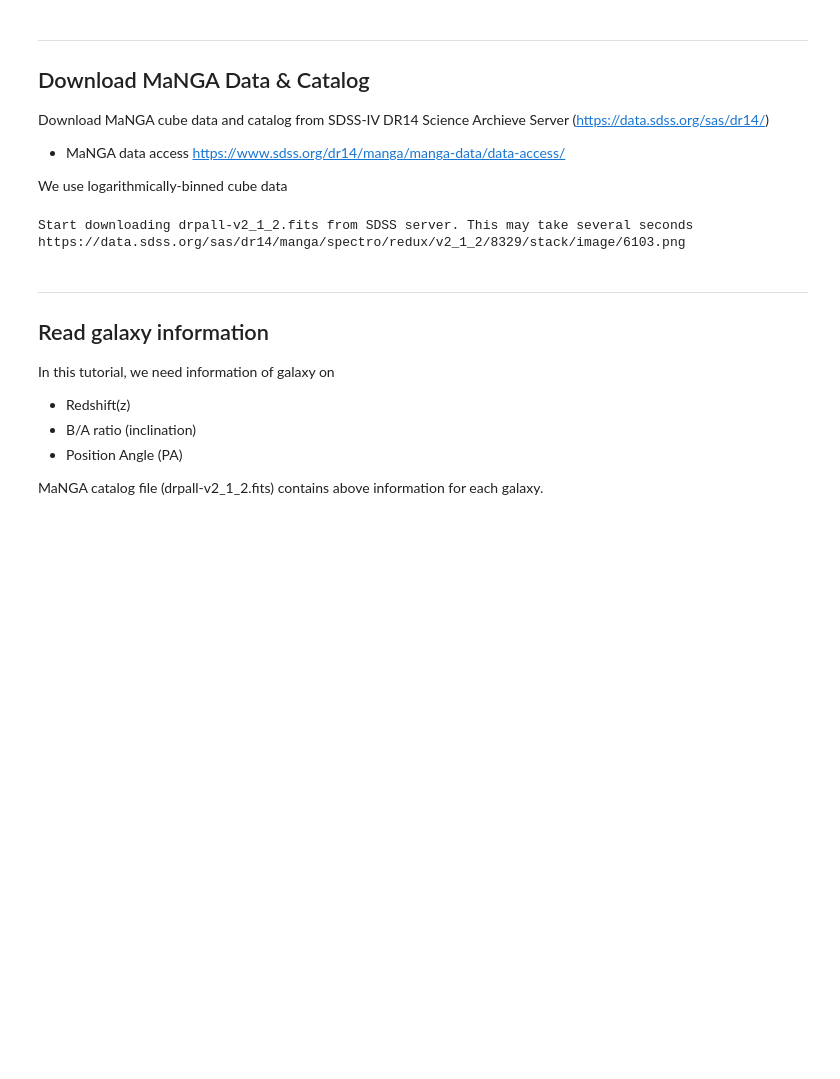
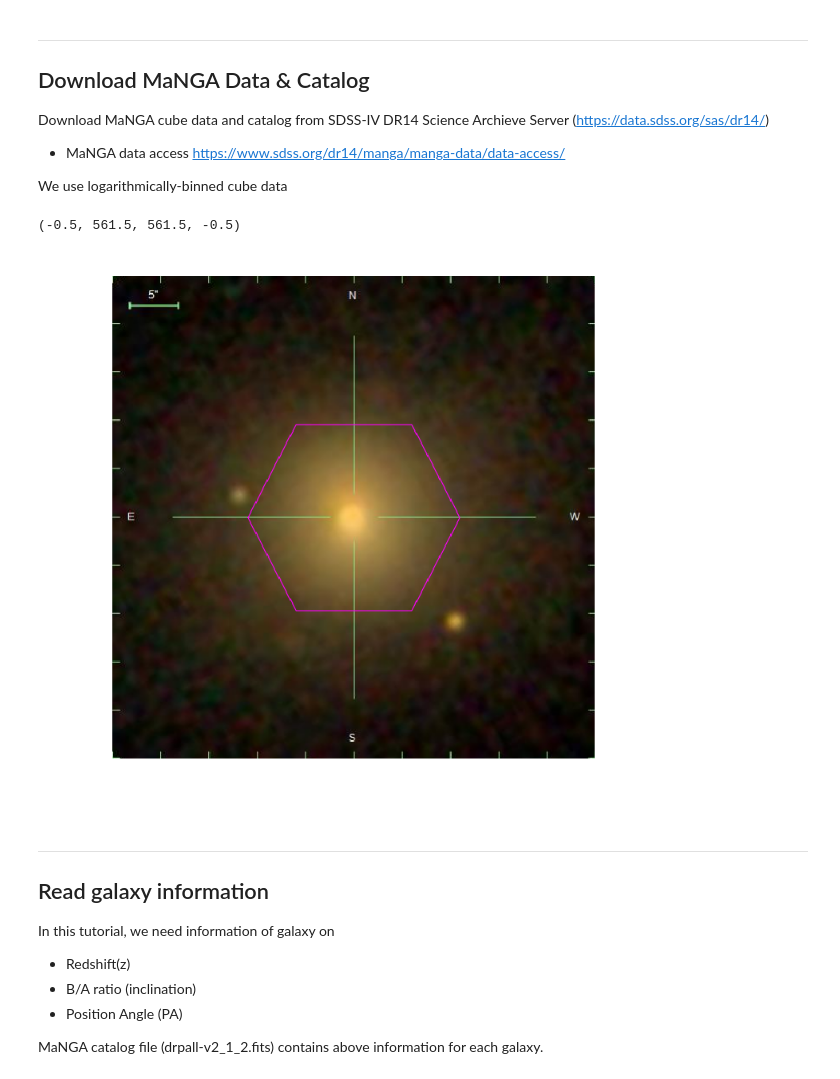
Before and after one commit to astrohchung/manga_rc_tuto, a Jupyter notebook: manga_rc_tuto.ipynb, the cells around one changed output. Saved outputs shown, nothing was run; the diff lists cells and outputs as text; code cells hidden in the pictures; blank space fills up the shorter version.

```diff
--- a/manga_rc_tuto.ipynb
+++ b/manga_rc_tuto.ipynb
@@ -120,47 +34,48 @@ Download MaNGA cube data and catalog from SDSS-IV DR14 Science Archieve Server (
 We use logarithmically-binned cube data
 # %%
 # plateifu of galaxy to download data
-plateifu='8329-6103'
+plateifu='8329-6103' # Spiral Galaxy
+plateifu='8137-6103' # Elliptical Galaxy
+
 
 plate, ifuname=plateifu.split('-')
 cdir='./'  #current directory
 
 # MaNGA cube file
 cube_file='manga-'+plateifu+'-LOGCUBE.fits.gz'   # file to de downloaded
 
 # download MaNGA cube file if not exist.
 if not os.path.isfile(cdir+cube_file):
     sas_url="https://data.sdss.org/sas/dr14/manga/spectro/redux/v2_1_2/"
-    print("Start downloading "+cube_file+" from SDSS server. This may take several minutes")
+    print("Start downloading "+cube_file+" from SDSS server. This may take several minutes.")
     urllib.request.urlretrieve(sas_url+plate+'/stack/'+cube_file, cdir+cube_file)
     print('Downloaded complete')
 
 
 # MaNGA Catalog file (DR14)
 drpall_file="drpall-v2_1_2.fits"
 
 # download drpall file if not exist.
 if not os.path.isfile(cdir+drpall_file):
     sas_url="https://data.sdss.org/sas/dr14/manga/spectro/redux/v2_1_2/"
-    print("Start downloading "+drpall_file+" from SDSS server. This may take several seconds")
+    print("Start downloading "+drpall_file+" from SDSS server. This may take several seconds.")
     urllib.request.urlretrieve(sas_url+"drpall-v2_1_2.fits", cdir+drpall_file)
     print('Downloaded complete')
 
 image_file=plateifu+'.png'
 if not os.path.isfile(cdir+image_file):
     sas_url="https://data.sdss.org/sas/dr14/manga/spectro/redux/v2_1_2/"
-    print("Start downloading "+image_file+" from SDSS server. This may take several seconds")
+    print("Start downloading "+image_file+" from SDSS server. This may take several seconds.")
     urllib.request.urlretrieve(sas_url+plate+'/stack/images/'+ifuname+'.png', cdir+image_file)
     print('Downloaded complete')
 
-http://skyserver.sdss.org/dr14/en/tools/chart/navi.aspx?ra=213.103435454&dec=44.4608684501&scale=0.2
-
+# Show MaNGA galaxy image
 fig=plt.figure(figsize=(4,4), dpi=200)
 plt.imshow(mpimg.imread(cdir+image_file),aspect='equal')
 plt.axis('off')
 # %% [output]
-Start downloading drpall-v2_1_2.fits from SDSS server. This may take several seconds
-https://data.sdss.org/sas/dr14/manga/spectro/redux/v2_1_2/8329/stack/image/6103.png
+(-0.5, 561.5, 561.5, -0.5)
+[figure, added]
 # %% [markdown]
 ---
 ## Read galaxy information
```
Also changed, not shown: parts of 16 cells of this notebook, 6 other files.
